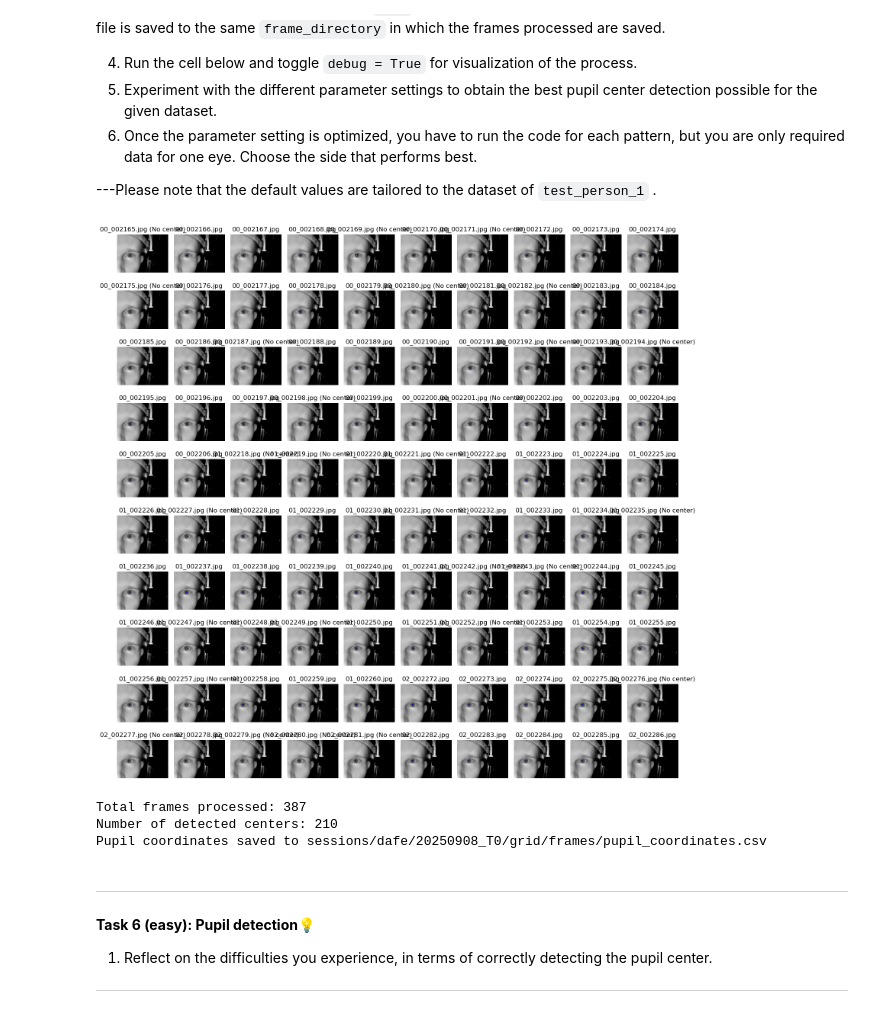
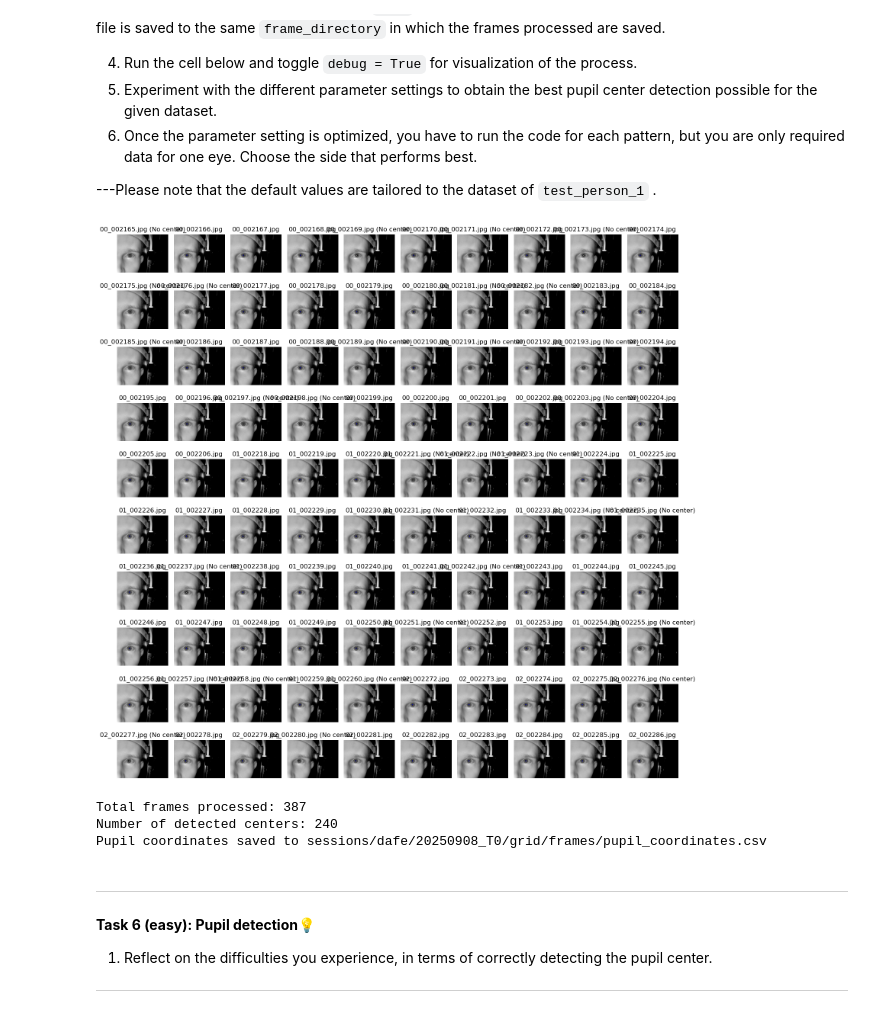
Before and after one commit to davidfeldner/iml-assignment-1, a Jupyter notebook: 01-data-preprocessing.ipynb, the cells around one changed output. Saved outputs shown, nothing was run; the diff lists cells and outputs as text; code cells hidden in the pictures.

```diff
--- a/01-data-preprocessing.ipynb
+++ b/01-data-preprocessing.ipynb
@@ -350,41 +350,41 @@ def process_frames(output_directory, frames_folder, threshold_value, debug, x_to
         else:
             centers.append(None)  # Ensure centers list is the same length as images
             invalid_images.append((image_file, img))  # Store invalid images
         counter += 0
 
     # Create a pandas DataFrame
     df = iml_util.pd.DataFrame(data)
     df.to_csv(iml_util.os.path.join(output_directory, "pupil_coordinates.csv"), index=False)
 
     # Generate a 10x10 grid of images with pupil centers drawn
     iml_util.create_image_grid(eye_images, centers, output_directory, grid_name='pupil_centers_grid')
 
     # the following line displays the first 100 images. Uncomment to display images 0 to 100. Change the interval to show desired images.
     #iml_util.create_image_grid(eye_images[0:100], centers, output_directory, grid_name='pupil_centers_grid')
 
     if debug:
         # DEBUG: Generate the grid of images where centers were not found, limited to 10x10
         iml_util.create_image_grid(invalid_images, [None]*len(invalid_images), output_directory,grid_name='invalid_pupil_centers_grid', max_images=100)
 
     # Print results
     print(f"Total frames processed: {len(eye_images)}")
     print(f"Number of detected centers: {len([c for c in centers if c is not None])}")
     print(f"Pupil coordinates saved to {iml_util.os.path.join(output_directory, 'pupil_coordinates.csv')}")
 
 # Experiment with parameter values
-threshold_value = 47
-x_top = 100
-y_top = 230
-x_bottom = 230
-y_bottom = 300
+threshold_value = 46
+x_top = 120
+y_top = 250
+x_bottom = 200
+y_bottom = 280
 debug = False  # Set to True to see the debugging steps
 
 
 process_frames(frames_directory,frames_directory, threshold_value, debug, x_top, y_top, x_bottom, y_bottom)
 # %% [output]
-[figure, old version]
+[figure, new version]
 Total frames processed: 387
-Number of detected centers: 210
+Number of detected centers: 240
 Pupil coordinates saved to sessions/dafe/20250908_T0/grid/frames/pupil_coordinates.csv
 # %% [markdown]
 
```
Also changed, not shown: parts of 1 cell of this notebook.
